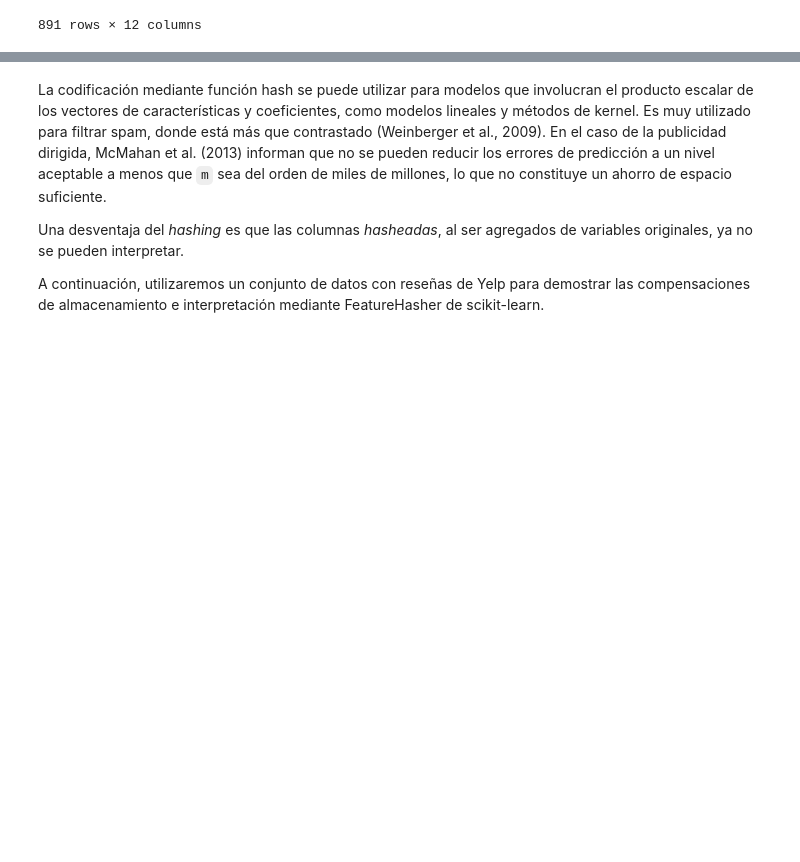
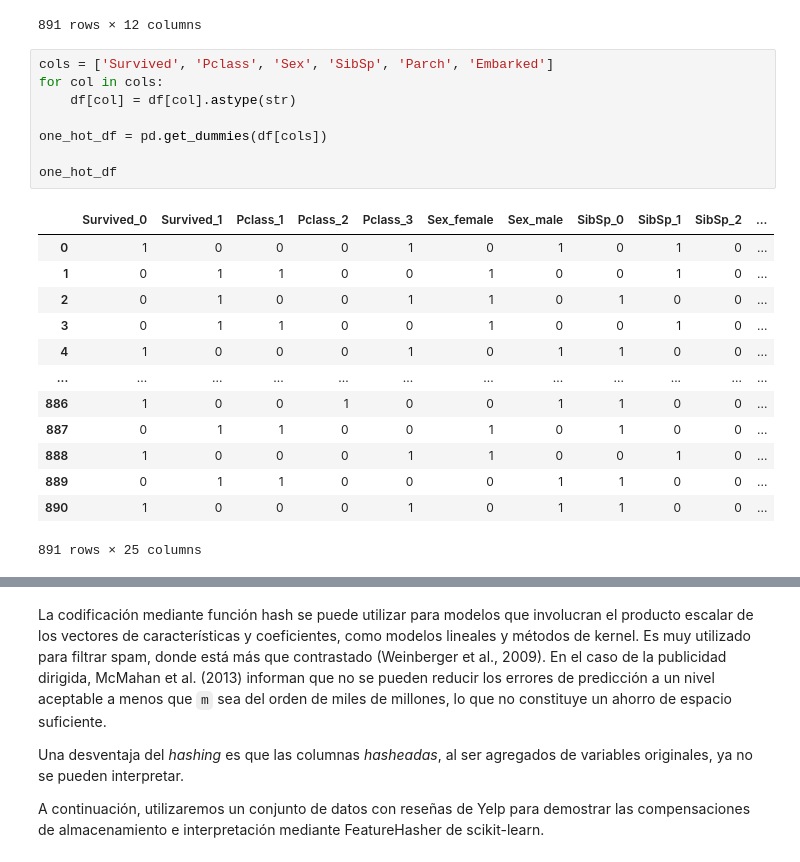
Before and after one commit to JuanDG5/DS-part-time-sep2020, a Jupyter notebook: semana_13/dia_2/1_Variables_Categóricas.ipynb, the cells around one changed output, grey strips where cells are left out. Drawn from its saved outputs; the diff is of its cells as text; blank space fills up the shorter version.

```diff
--- a/semana_13/dia_2/1_Variables_Categóricas.ipynb
+++ b/semana_13/dia_2/1_Variables_Categóricas.ipynb
@@ -223,3 +225,25 @@ df
 | 889 | 890 | 1 | 1 | Behr, Mr. Karl Howell | male | 26.0 | 0 | 0 | 111369 | 30.0000 | ... |
 | 890 | 891 | 0 | 3 | Dooley, Mr. Patrick | male | 32.0 | 0 | 0 | 370376 | 7.7500 | ... |
 891 rows × 12 columns
+# %%
+cols = ['Survived', 'Pclass', 'Sex', 'SibSp', 'Parch', 'Embarked']
+for col in cols:
+    df[col] = df[col].astype(str)
+
+one_hot_df = pd.get_dummies(df[cols])
+
+one_hot_df
+# %% [output]
+|  | Survived_0 | Survived_1 | Pclass_1 | Pclass_2 | Pclass_3 | Sex_female | Sex_male | SibSp_0 | SibSp_1 | SibSp_2 | ... |
+| 0 | 1 | 0 | 0 | 0 | 1 | 0 | 1 | 0 | 1 | 0 | ... |
+| 1 | 0 | 1 | 1 | 0 | 0 | 1 | 0 | 0 | 1 | 0 | ... |
+| 2 | 0 | 1 | 0 | 0 | 1 | 1 | 0 | 1 | 0 | 0 | ... |
+| 3 | 0 | 1 | 1 | 0 | 0 | 1 | 0 | 0 | 1 | 0 | ... |
+| 4 | 1 | 0 | 0 | 0 | 1 | 0 | 1 | 1 | 0 | 0 | ... |
+| ... | ... | ... | ... | ... | ... | ... | ... | ... | ... | ... | ... |
+| 886 | 1 | 0 | 0 | 1 | 0 | 0 | 1 | 1 | 0 | 0 | ... |
+| 887 | 0 | 1 | 1 | 0 | 0 | 1 | 0 | 1 | 0 | 0 | ... |
+| 888 | 1 | 0 | 0 | 0 | 1 | 1 | 0 | 0 | 1 | 0 | ... |
+| 889 | 0 | 1 | 1 | 0 | 0 | 0 | 1 | 1 | 0 | 0 | ... |
+| 890 | 1 | 0 | 0 | 0 | 1 | 0 | 1 | 1 | 0 | 0 | ... |
+891 rows × 25 columns
```
Also changed, not shown: parts of 7 cells of this notebook, 3 other files.
